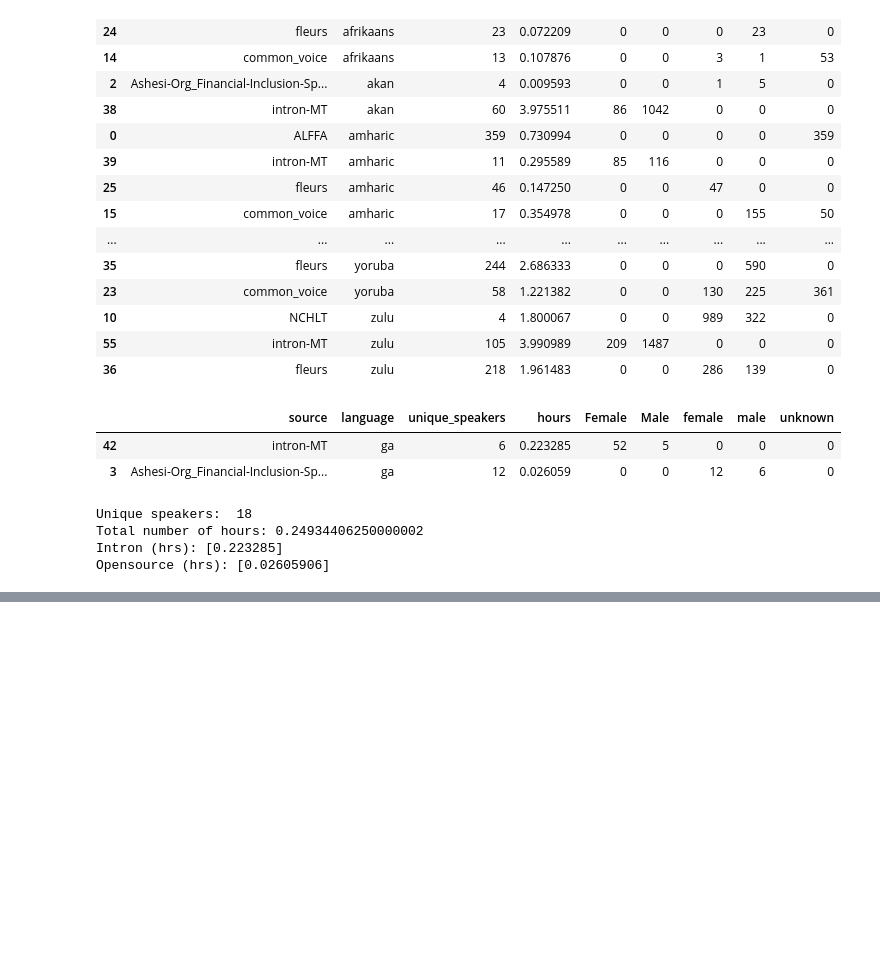
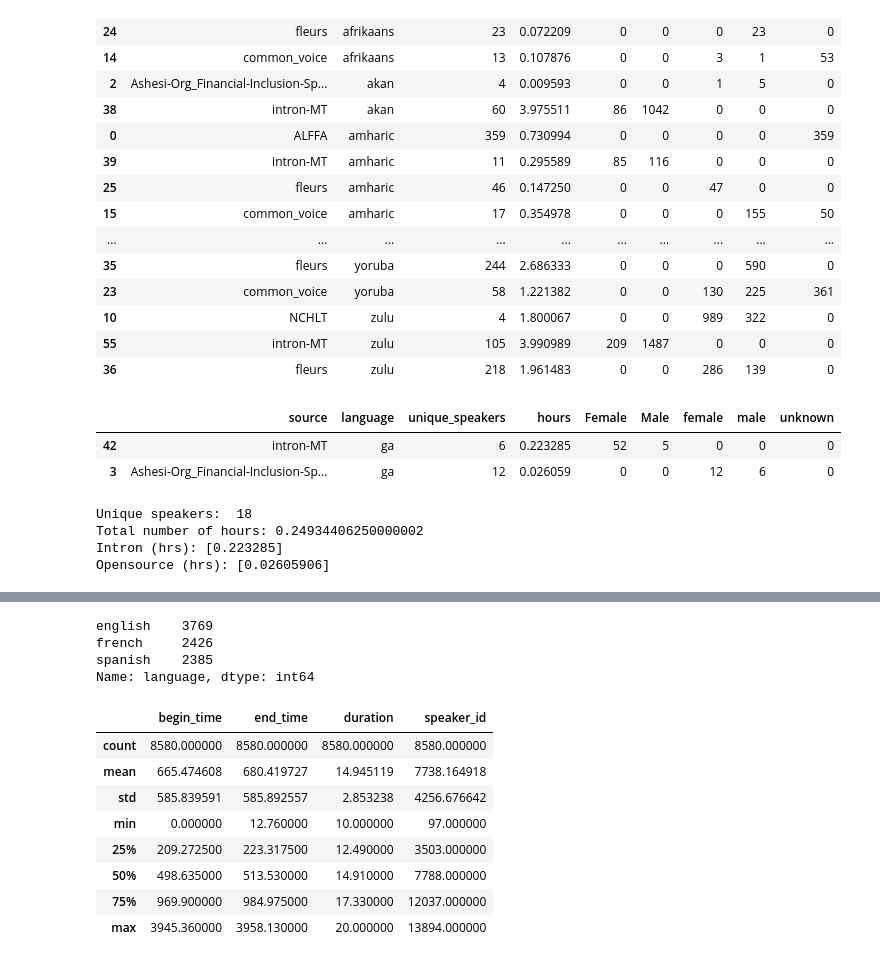
Before and after one commit to intron-innovation/AfriVox, a Jupyter notebook: notebooks/data_analysis.ipynb, the cells around one changed output, grey strips where cells are left out. Drawn from its saved outputs; the diff is of its cells as text; code cells hidden in the pictures; blank space fills up the shorter version.

```diff
--- a/notebooks/data_analysis.ipynb
+++ b/notebooks/data_analysis.ipynb
@@ -156,0 +357,7 @@ Opensource (hrs): [0.02605906]
+# %%
+df_full['language'].value_counts()
+# %% [output]
+english    3769
+french     2426
+spanish    2385
+Name: language, dtype: int64
@@ -156,0 +366,12 @@ Opensource (hrs): [0.02605906]
+# %%
+df_full.describe()
+# %% [output]
+|  | begin_time | end_time | duration | speaker_id |
+| count | 8580.000000 | 8580.000000 | 8580.000000 | 8580.000000 |
+| mean | 665.474608 | 680.419727 | 14.945119 | 7738.164918 |
+| std | 585.839591 | 585.892557 | 2.853238 | 4256.676642 |
+| min | 0.000000 | 12.760000 | 10.000000 | 97.000000 |
+| 25% | 209.272500 | 223.317500 | 12.490000 | 3503.000000 |
+| 50% | 498.635000 | 513.530000 | 14.910000 | 7788.000000 |
+| 75% | 969.900000 | 984.975000 | 17.330000 | 12037.000000 |
+| max | 3945.360000 | 3958.130000 | 20.000000 | 13894.000000 |
```
Also changed, not shown: parts of 34 cells of this notebook, 2 other files.
